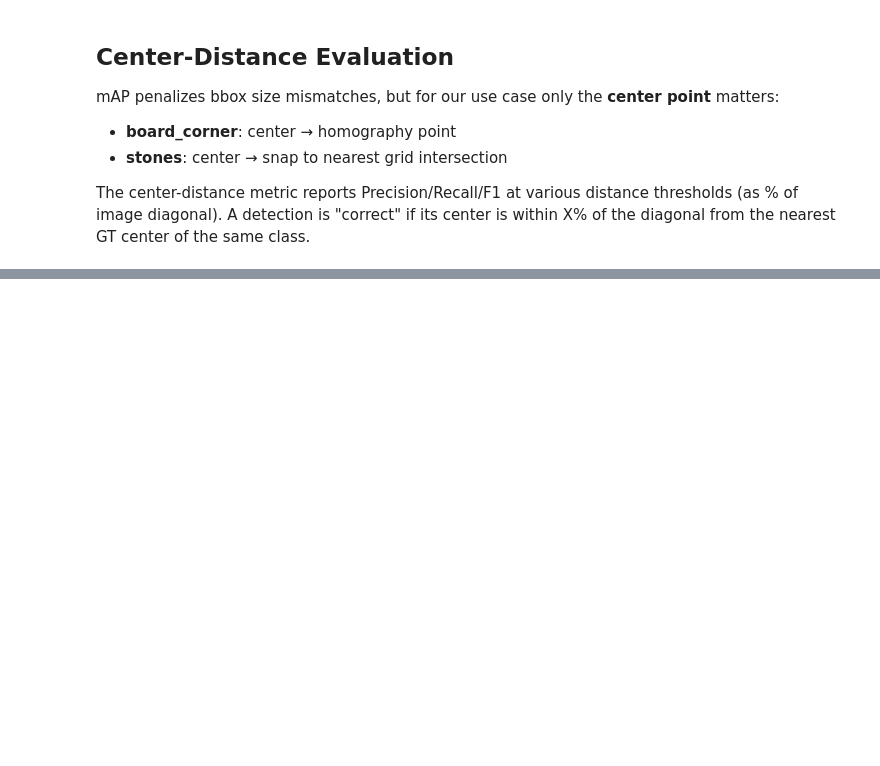
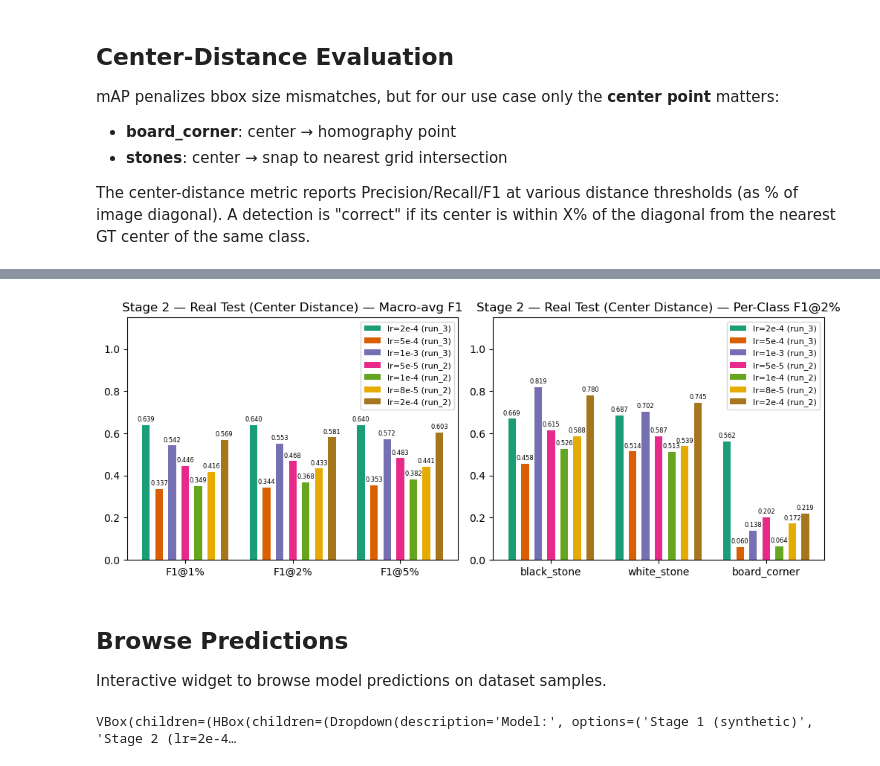
Before and after one commit to kaya-go/moku, a Jupyter notebook: notebooks/03b_Evaluate_v2.ipynb, the cells around one changed output, grey strips where cells are left out. Cells and saved outputs as stored; diff of their text form; code cells hidden in the pictures; blank space fills up the shorter version.

```diff
--- a/notebooks/03b_Evaluate_v2.ipynb
+++ b/notebooks/03b_Evaluate_v2.ipynb
@@ -258,0 +215,56 @@ for label, entry in stage2_models.items():
+# %%
+THRESHOLD = 0.03
+
+# Stage 1 (center-distance)
+ds_synthetic.set_transform(make_eval_transform(ip_stage1))
+cd_s1_synth = evaluate_center_distance(
+    model=model_stage1,
+    dataset=ds_synthetic["validation"],
+    image_processor=ip_stage1,
+    batch_size=8,
+    threshold=THRESHOLD,
+)
+ds_real.set_transform(make_eval_transform(ip_stage1))
+cd_s1_real = evaluate_center_distance(
+    model=model_stage1,
+    dataset=ds_real["test"],
+    image_processor=ip_stage1,
+    batch_size=8,
+    threshold=THRESHOLD,
+)
+
+# Stage 2 runs (center-distance)
+cd_s2 = {}
+for label, entry in stage2_models.items():
+    ds_real.set_transform(make_eval_transform(entry["ip"]))
+    cd_s2[label] = evaluate_center_distance(
+        model=entry["model"],
+        dataset=ds_real["test"],
+        image_processor=entry["ip"],
+        batch_size=8,
+        threshold=THRESHOLD,
+    )
+
+# Plots
+if cd_s2:
+    plot_center_distance_comparison(cd_s2, title="Stage 2 — Real Test (Center Distance)")
+# %% [output]
+[figure, added]
+# %% [markdown]
+## Browse Predictions
+
+Interactive widget to browse model predictions on dataset samples.
+# %%
+from moku.viz import browse_predictions
+
+# Build model registry
+all_models = {"Stage 1 (synthetic)": {"model": model_stage1.to(device), "image_processor": ip_stage1}}
+for label, entry in stage2_models.items():
+    all_models[f"Stage 2 ({label})"] = {"model": entry["model"].to(device), "image_processor": entry["ip"]}
+
+# Build dataset registry
+all_datasets = {"Real": ds_real, "Synthetic": ds_synthetic}
+
+browse_predictions(all_models, all_datasets, threshold=THRESHOLD)
+# %% [output]
+VBox(children=(HBox(children=(Dropdown(description='Model:', options=('Stage 1 (synthetic)', 'Stage 2 (lr=2e-4…
```
Also changed, not shown: parts of 11 cells of this notebook, 5 other files.
